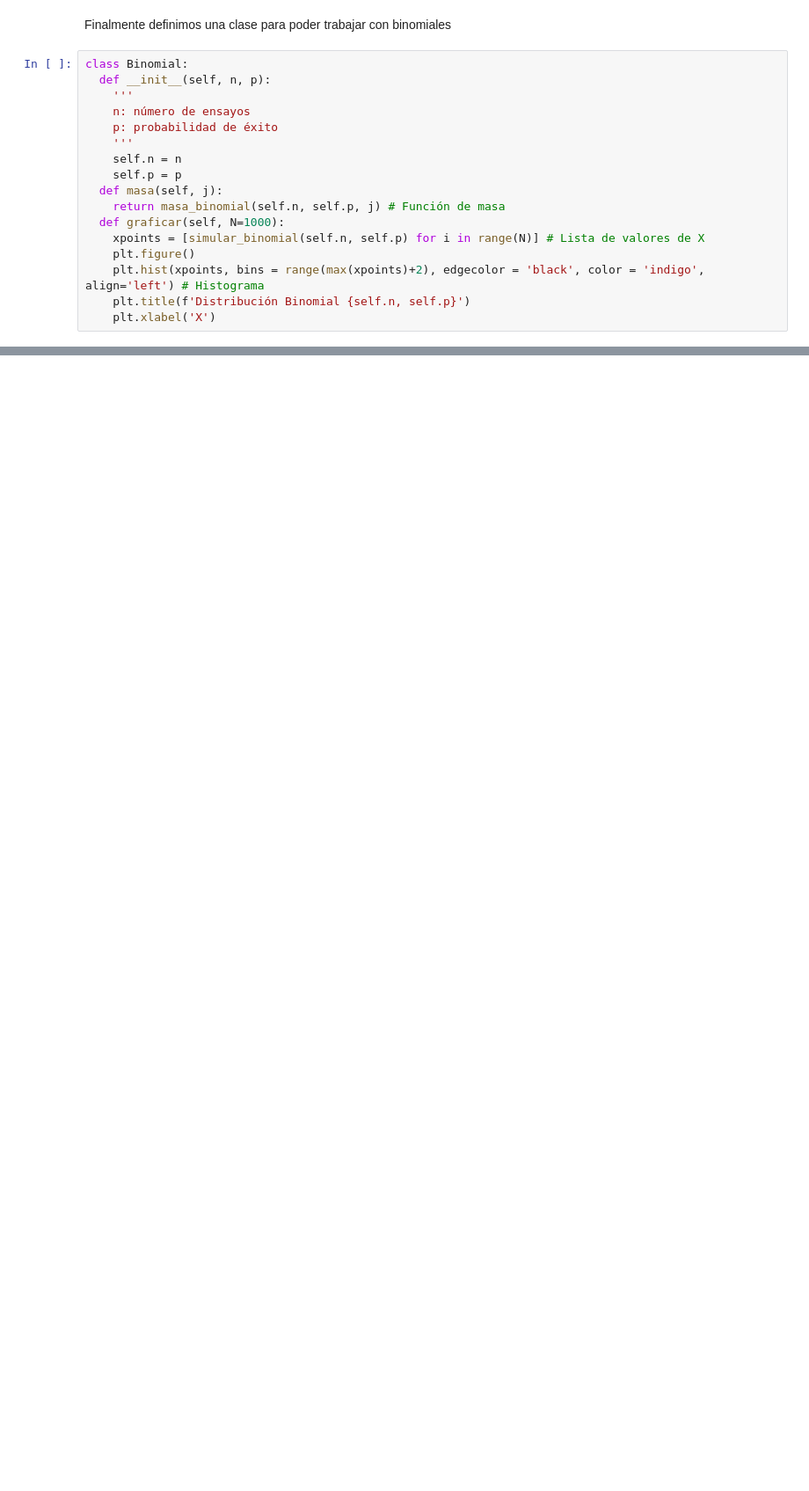
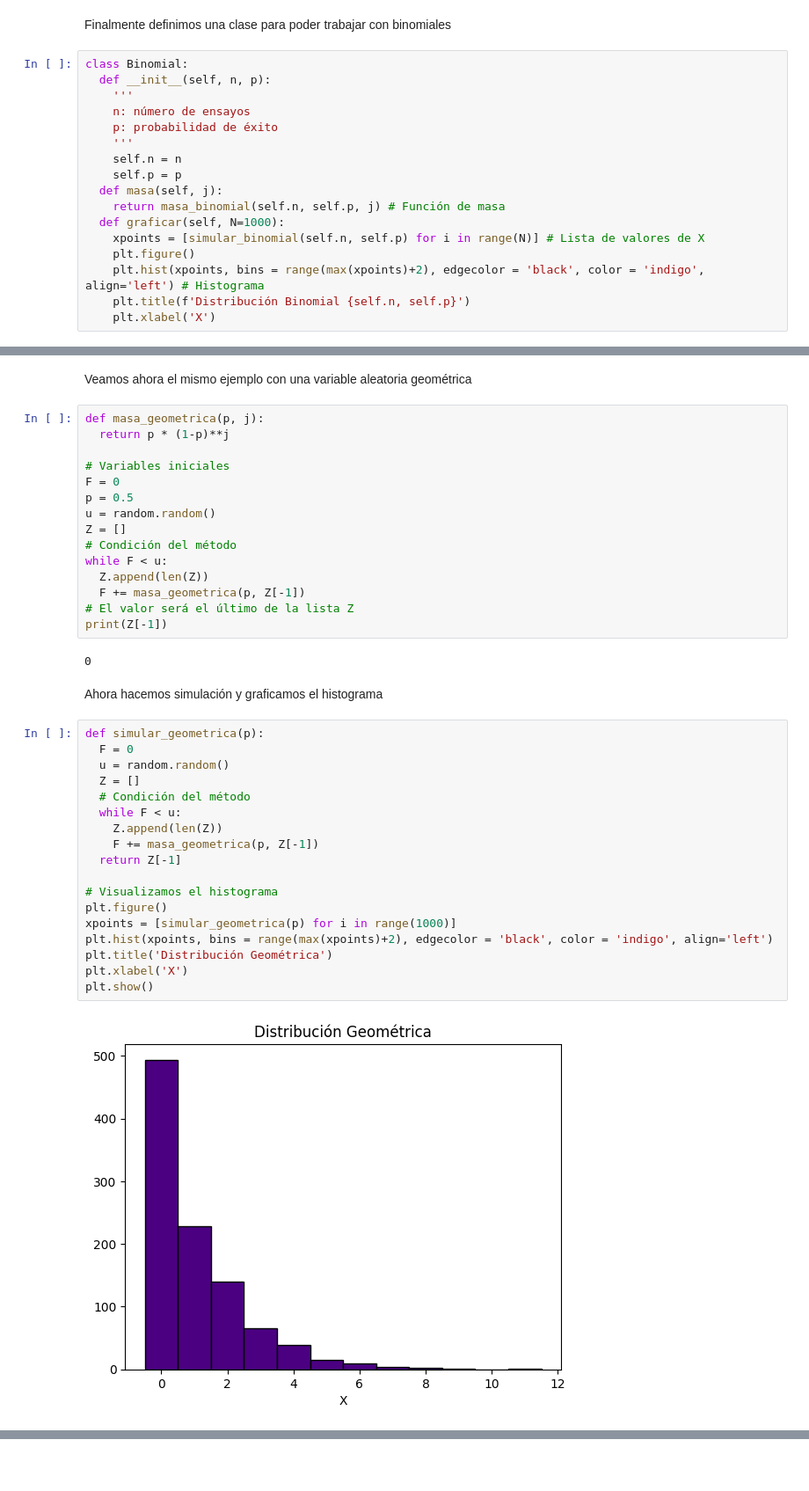
Before and after one commit to eliasegn/ProbabilidadI, a Jupyter notebook: VA4_SimulacióndeVariablesAleatoriasDiscretasconSoporteNumerable.ipynb, the cells around one changed output, grey strips where cells are left out. Shown: that part at 88% size. Cells and saved outputs as stored; diff of their text form; blank space fills up the shorter version.

```diff
--- a/VA4_SimulacióndeVariablesAleatoriasDiscretasconSoporteNumerable.ipynb
+++ b/VA4_SimulacióndeVariablesAleatoriasDiscretasconSoporteNumerable.ipynb
@@ -176,0 +177,41 @@ binom3.graficar()
+# %% [markdown]
+Veamos ahora el mismo ejemplo con una variable aleatoria geométrica
+# %%
+def masa_geometrica(p, j):
+  return p * (1-p)**j
+
+# Variables iniciales
+F = 0
+p = 0.5
+u = random.random()
+Z = []
+# Condición del método
+while F < u:
+  Z.append(len(Z))
+  F += masa_geometrica(p, Z[-1])
+# El valor será el último de la lista Z
+print(Z[-1])
+# %% [output]
+0
+# %% [markdown]
+Ahora hacemos simulación y graficamos el histograma
+# %%
+def simular_geometrica(p):
+  F = 0
+  u = random.random()
+  Z = []
+  # Condición del método
+  while F < u:
+    Z.append(len(Z))
+    F += masa_geometrica(p, Z[-1])
+  return Z[-1]
+
+# Visualizamos el histograma
+plt.figure()
+xpoints = [simular_geometrica(p) for i in range(1000)]
+plt.hist(xpoints, bins = range(max(xpoints)+2), edgecolor = 'black', color = 'indigo', align='left')
+plt.title('Distribución Geométrica')
+plt.xlabel('X')
+plt.show()
+# %% [output]
+[figure, added]
```
Also changed, not shown: parts of 17 cells of this notebook.
